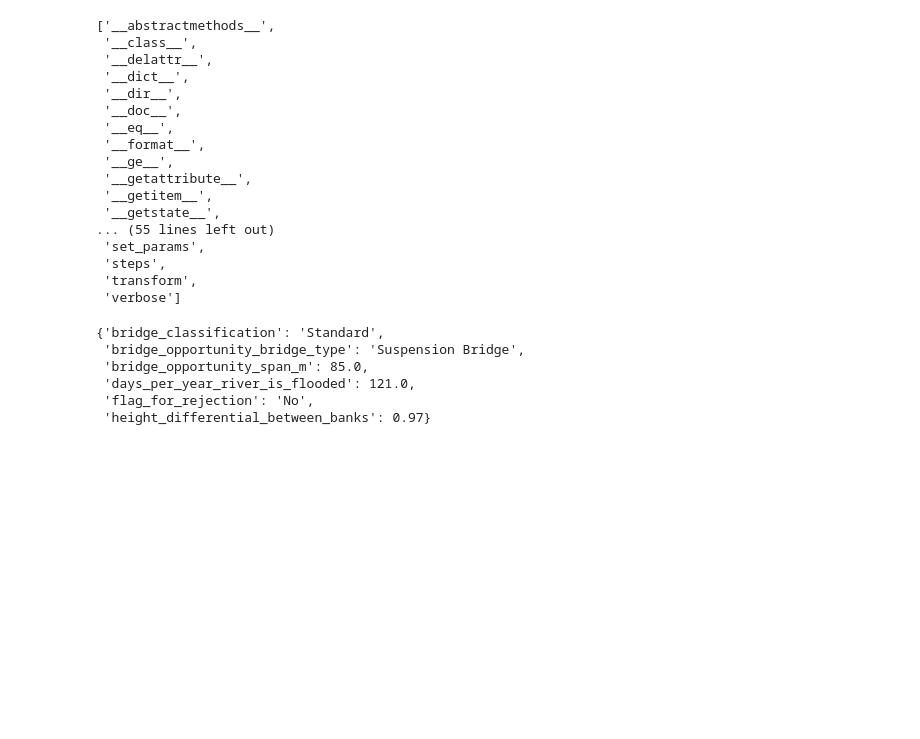
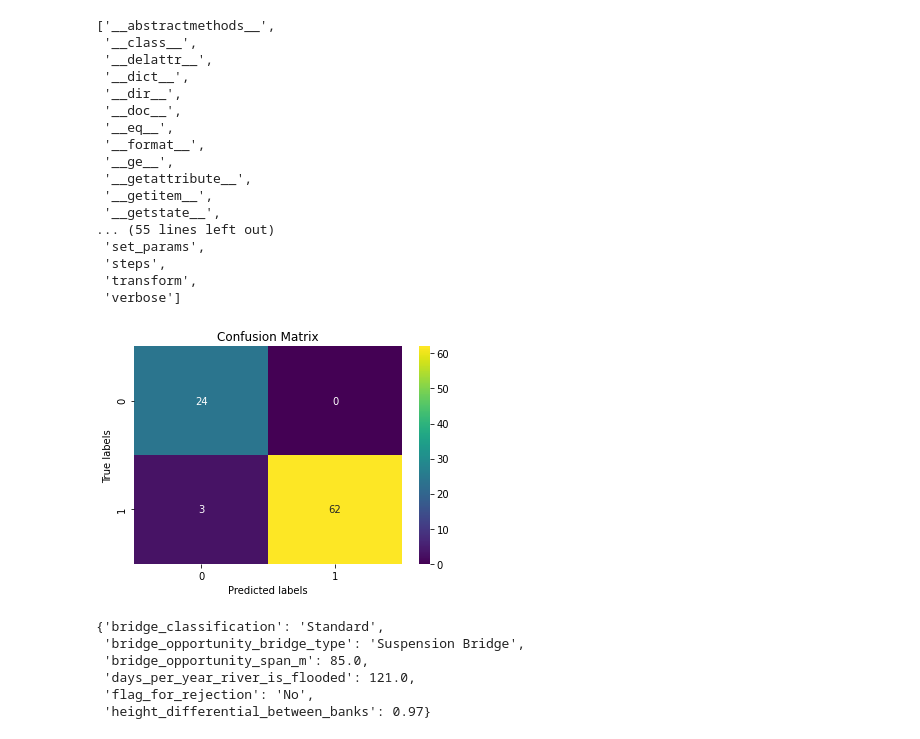
Before and after one commit to BloomTech-Labs/bridges-to-prosperity-ds-d, a Jupyter notebook: notebooks/b2p_d.ipynb, the cells around one changed output. Cells and saved outputs as stored; diff of their text form; code cells hidden in the pictures; blank space fills up the shorter version.

```diff
--- a/notebooks/b2p_d.ipynb
+++ b/notebooks/b2p_d.ipynb
@@ -1382,7 +1385,8 @@ print(gs_model.best_score_, gs_model.best_estimator_)
                                         verbose=0, warm_start=False))],
          verbose=False)
 # %%
-dir(gs_model.best_estimator_)
+gs_best = gs_model.best_estimator_
+dir(gs_best)
 # %% [output]
 ['__abstractmethods__',
  '__class__',
@@ -1401,6 +1405,15 @@ dir(gs_model.best_estimator_)
  'steps',
  'transform',
  'verbose']
+# %%
+ax= plt.subplot()
+cm = confusion_matrix(y_train, gs_best.predict(X_train), labels=gs_best.classes_)
+
+sns.heatmap(cm, annot=True, ax = ax, cmap='viridis'); #annot=True to annotate cells
+ax.set_xlabel('Predicted labels');ax.set_ylabel('True labels');
+ax.set_title('Confusion Matrix');
+# %% [output]
+[figure, added]
 # %%
 def prediction(model, query):
   """
```
Also changed, not shown: parts of 18 cells of this notebook.
